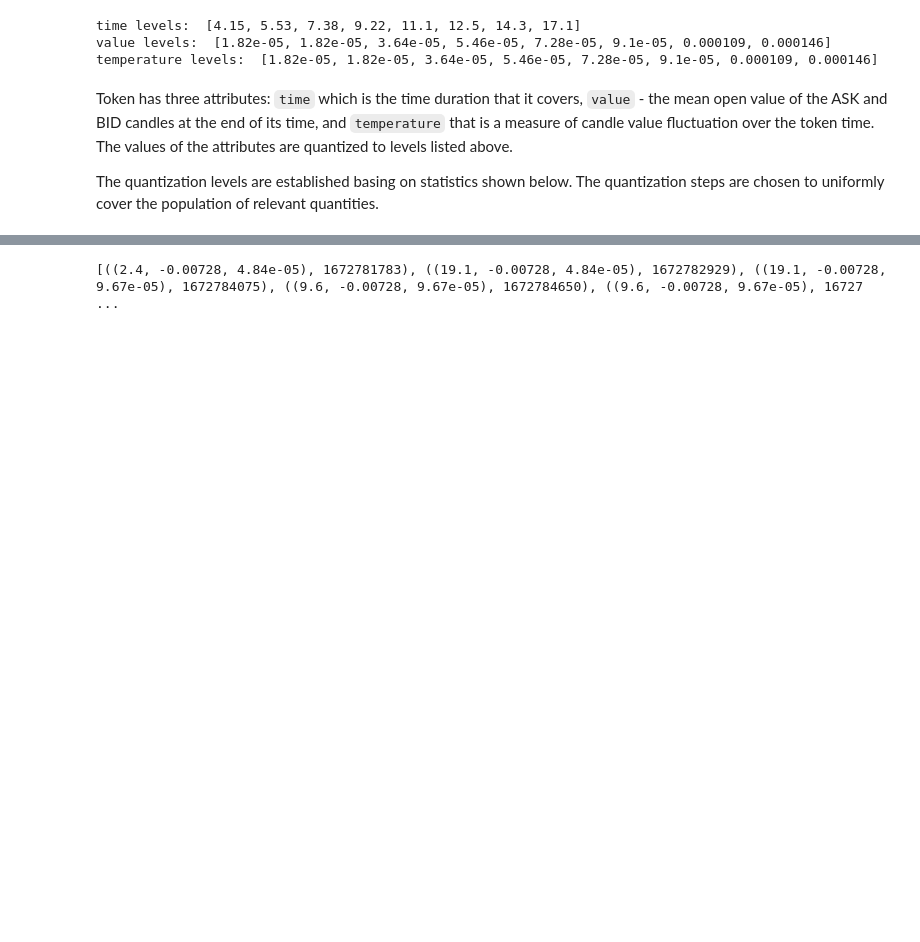
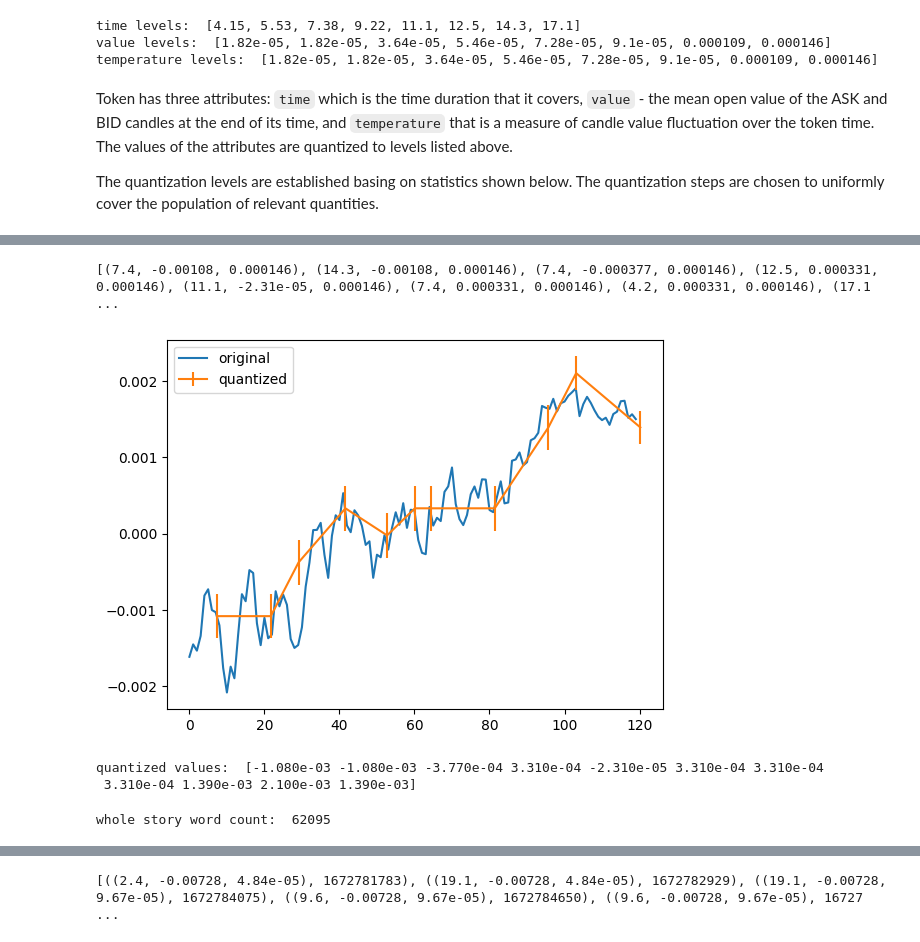
Before and after one commit to stefanzarembinski/szx81, a Jupyter notebook: src/data.ipynb, the cells around one changed output, grey strips where cells are left out. Saved outputs shown, nothing was run; the diff lists cells and outputs as text; code cells hidden in the pictures; blank space fills up the shorter version.

```diff
--- a/src/data.ipynb
+++ b/src/data.ipynb
@@ -96 +82,38 @@ histogram(*temperature_stat, label='temperature_stat')
 [1.82e-05, 1.82e-05, 3.64e-05, 5.46e-05, 7.28e-05, 9.1e-05, 0.000109, 0.000146]
+# %%
+import tokenizer as to
+importlib.reload(to)
+from tokenizer import Tokenizer
+
+DATA = Tokenizer.get_data_from_file()
+Tokenizer.set_quantization_levels(*Tokenizer.get_statistics(DATA, bins=100))
+
+shift = 1000
+window = 120
+data = DATA[shift: shift + window]
+token = Tokenizer.get_sentence(data)
+print(token)
+# %% [output]
+[(7.4, -0.00108, 0.000146), (14.3, -0.00108, 0.000146), (7.4, -0.000377, 0.000146), (12.5, 0.000331, 0.000146), (11.1, -2.31e-05, 0.000146), (7.4, 0.000331, 0.000146), (4.2, 0.000331, 0.000146), (17.1 ...
+# %%
+value_org = [(_[1][0][0] + _[1][1][0]) / 2 for _ in data]
+time_org = [i for i in range(len(data))]
+plt.plot(time_org, value_org, label='original')
+
+time = np.array([_[0] for _ in token]).cumsum()
+value = np.array([_[1] for _ in token])
+noise = np.array([_[2] for _ in token])
+
+plt.errorbar(time, value, 2 * noise, label='quantized')
+plt.legend()
+plt.show()
+print('quantized values: ', value)
+# %% [output]
+[figure, added]
+quantized values:  [-1.080e-03 -1.080e-03 -3.770e-04 3.310e-04 -2.310e-05 3.310e-04 3.310e-04
+ 3.310e-04 1.390e-03 2.100e-03 1.390e-03]
+# %%
+whole_story = Tokenizer.get_whole_story(DATA)
+print('whole story word count: ', len(whole_story))
+# %% [output]
+whole story word count:  62095
```
Also changed, not shown: parts of 10 cells of this notebook, 3 other files.
